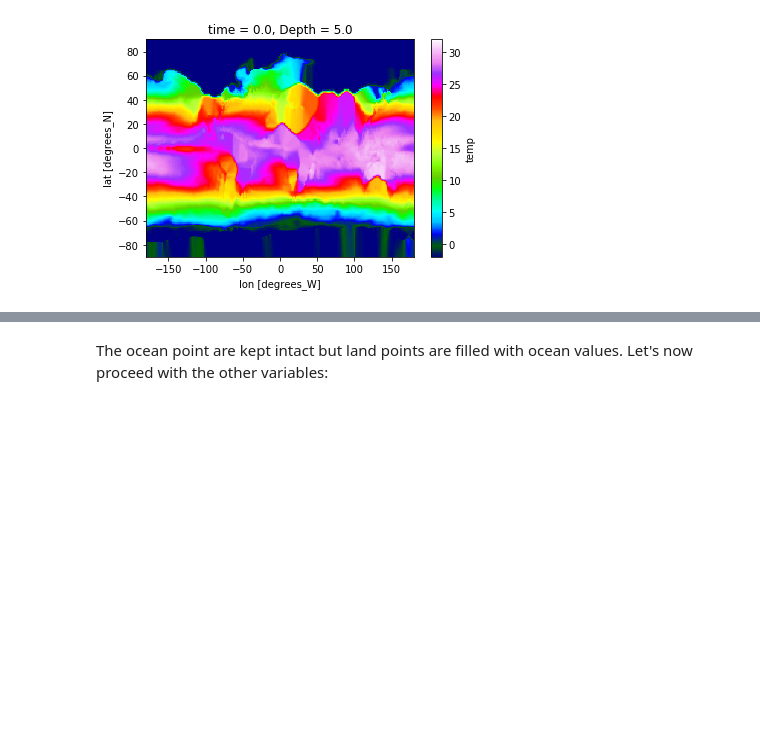
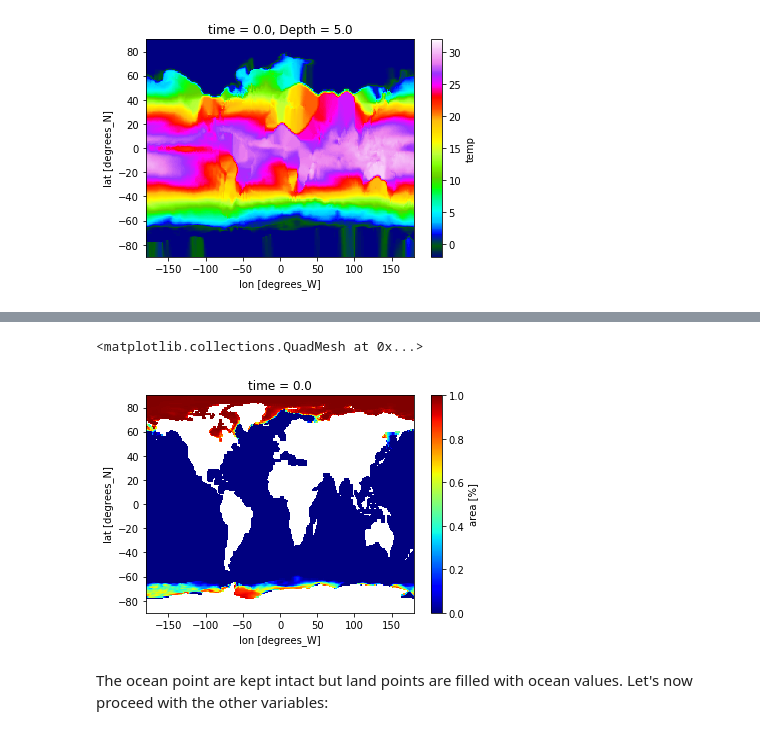
Before and after one commit to raphaeldussin/MITgcm-recipes, a Jupyter notebook: examples/Initial_condition_from_GECCO.ipynb, the cells around one changed output, grey strips where cells are left out. Drawn from its saved outputs; the diff is of its cells as text; code cells hidden in the pictures; blank space fills up the shorter version.

```diff
--- a/examples/Initial_condition_from_GECCO.ipynb
+++ b/examples/Initial_condition_from_GECCO.ipynb
@@ -150,3 +168,8 @@ gecco_drowned_T['temp'].sel(Depth=5).plot(vmin=-2, vmax=32, cmap='gist_ncar')
+# %%
+gecco_T_ic['area'].plot(vmin=0, vmax=1, cmap='jet')
+# %% [output]
+<matplotlib.collections.QuadMesh at 0x...>
+[figure, added]
 # %% [markdown]
 The ocean point are kept intact but land points are filled with ocean values. Let's now proceed with the other variables:
 # %%
```
Also changed, not shown: parts of 23 cells of this notebook.
